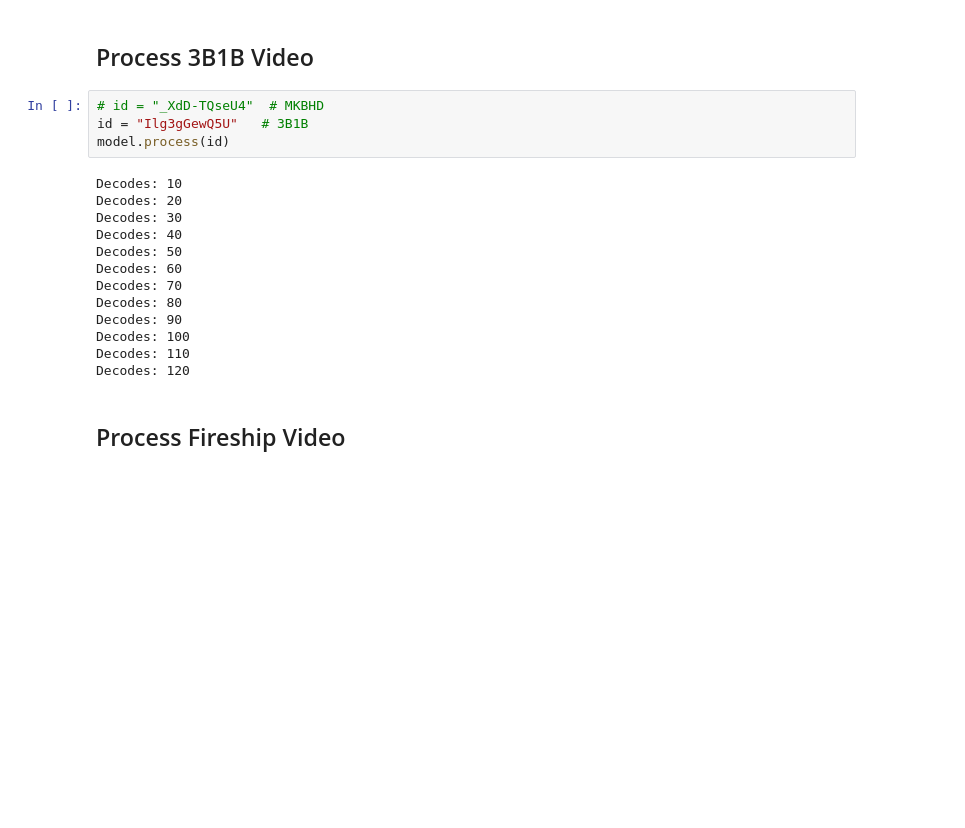
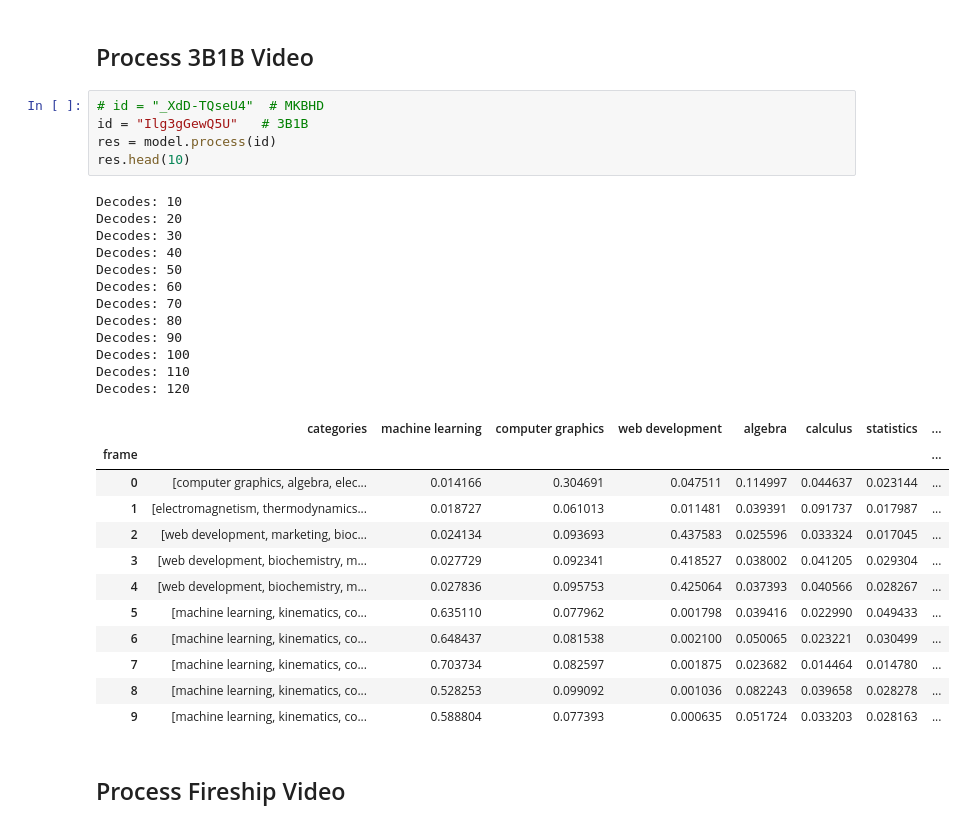
Before and after one commit to dartmouth-cs98-23f/project-short-learning-ml, a Jupyter notebook: labeling/CLIP/test.ipynb, the cells around one changed output. Saved outputs shown, nothing was run; the diff lists cells and outputs as text; blank space fills up the shorter version.

```diff
--- a/labeling/CLIP/test.ipynb
+++ b/labeling/CLIP/test.ipynb
@@ -31,20 +31,33 @@ for category in model.categories:
 # %%
 # id = "_XdD-TQseU4"  # MKBHD
 id = "Ilg3gGewQ5U"   # 3B1B
-model.process(id)
+res = model.process(id)
+res.head(10)
 # %% [output]
 Decodes: 10
 Decodes: 20
 Decodes: 30
 Decodes: 40
 Decodes: 50
 Decodes: 60
 Decodes: 70
 Decodes: 80
 Decodes: 90
 Decodes: 100
 Decodes: 110
 Decodes: 120
+|  | categories | machine learning | computer graphics | web development | algebra | calculus | statistics | ... |
+| frame |  |  |  |  |  |  |  | ... |
+| 0 | [computer graphics, algebra, elec... | 0.014166 | 0.304691 | 0.047511 | 0.114997 | 0.044637 | 0.023144 | ... |
+| 1 | [electromagnetism, thermodynamics... | 0.018727 | 0.061013 | 0.011481 | 0.039391 | 0.091737 | 0.017987 | ... |
+| 2 | [web development, marketing, bioc... | 0.024134 | 0.093693 | 0.437583 | 0.025596 | 0.033324 | 0.017045 | ... |
+| 3 | [web development, biochemistry, m... | 0.027729 | 0.092341 | 0.418527 | 0.038002 | 0.041205 | 0.029304 | ... |
+| 4 | [web development, biochemistry, m... | 0.027836 | 0.095753 | 0.425064 | 0.037393 | 0.040566 | 0.028267 | ... |
+| 5 | [machine learning, kinematics, co... | 0.635110 | 0.077962 | 0.001798 | 0.039416 | 0.022990 | 0.049433 | ... |
+| 6 | [machine learning, kinematics, co... | 0.648437 | 0.081538 | 0.002100 | 0.050065 | 0.023221 | 0.030499 | ... |
+| 7 | [machine learning, kinematics, co... | 0.703734 | 0.082597 | 0.001875 | 0.023682 | 0.014464 | 0.014780 | ... |
+| 8 | [machine learning, kinematics, co... | 0.528253 | 0.099092 | 0.001036 | 0.082243 | 0.039658 | 0.028278 | ... |
+| 9 | [machine learning, kinematics, co... | 0.588804 | 0.077393 | 0.000635 | 0.051724 | 0.033203 | 0.028163 | ... |
 # %% [markdown]
 ## Process Fireship Video
 # %%
```
Also changed, not shown: parts of 3 cells of this notebook, 4 other files.
